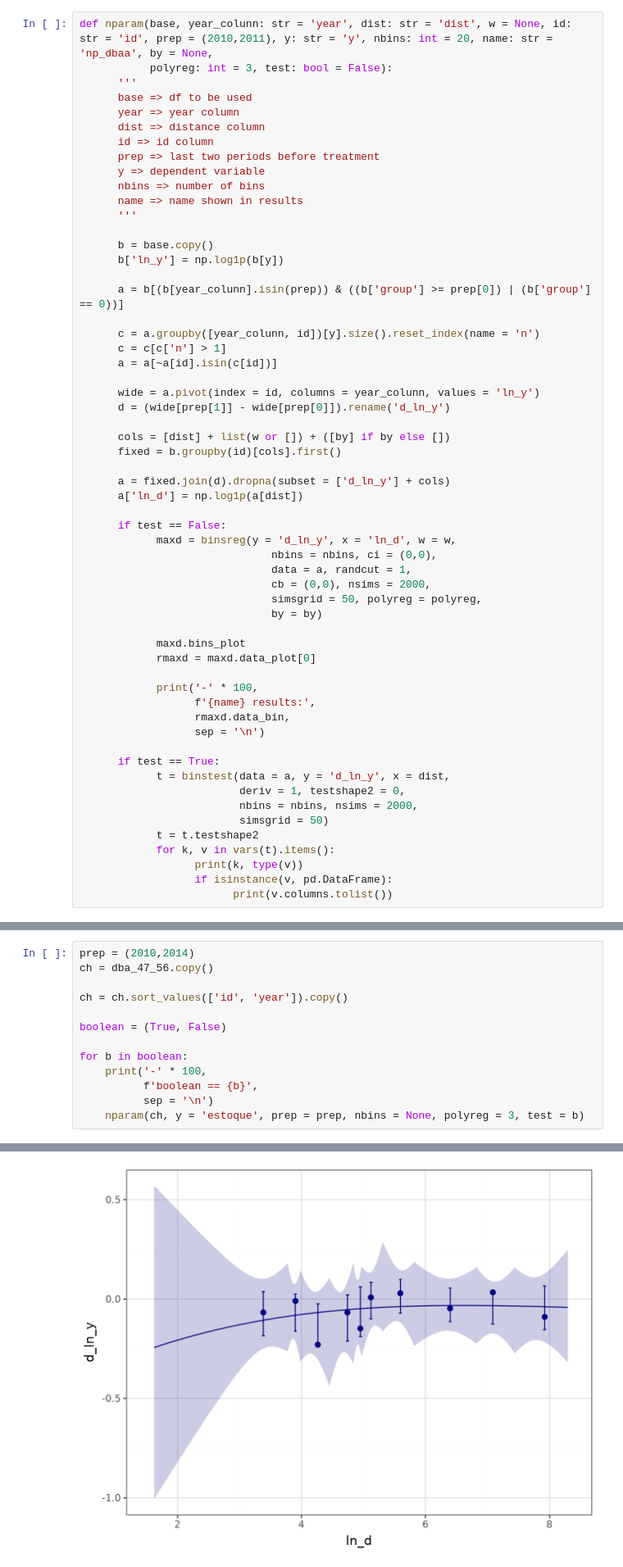
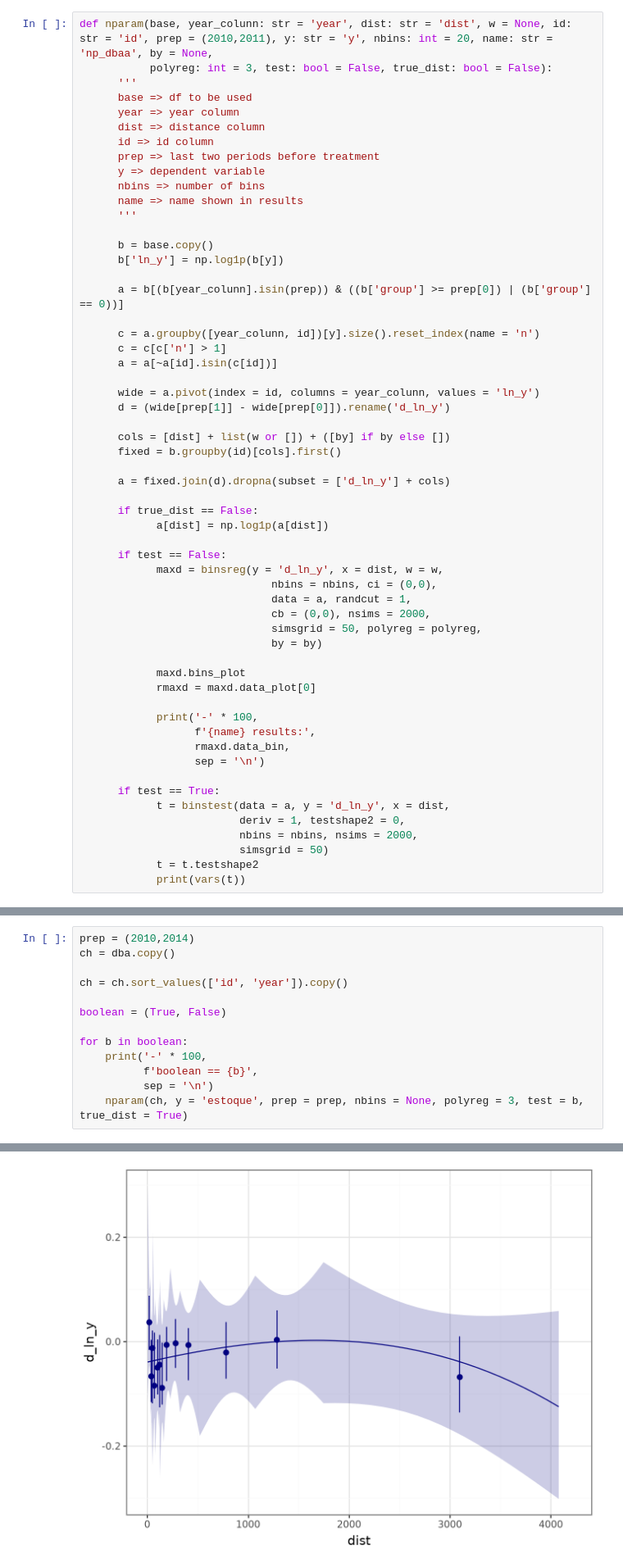
Before and after one commit to Yillty/dissertacao, a Jupyter notebook: Dissertação: Tratamento de Dados.ipynb, the cells around one changed output, grey strips where cells are left out. Shown at 82% size. Cells and saved outputs as stored; diff of their text form.

```diff
--- a/Dissertação: Tratamento de Dados.ipynb
+++ b/Dissertação: Tratamento de Dados.ipynb
@@ -449,6 +449,6 @@ def merge(base):
 # %%
 def nparam(base, year_colunn: str = 'year', dist: str = 'dist', w = None, id: str = 'id', prep = (2010,2011), y: str = 'y', nbins: int = 20, name: str = 'np_dbaa', by = None,
-           polyreg: int = 3, test: bool = False):
+           polyreg: int = 3, test: bool = False, true_dist: bool = False):
       '''
       base => df to be used
       year => year column
@@ -476,10 +476,12 @@ def nparam(base, year_colunn: str = 'year', dist: str = 'dist', w = None, id: st
       fixed = b.groupby(id)[cols].first()
 
       a = fixed.join(d).dropna(subset = ['d_ln_y'] + cols)
-      a['ln_d'] = np.log1p(a[dist])
+
+      if true_dist == False:
+            a[dist] = np.log1p(a[dist])
 
       if test == False:
-            maxd = binsreg(y = 'd_ln_y', x = 'ln_d', w = w,
+            maxd = binsreg(y = 'd_ln_y', x = dist, w = w,
                               nbins = nbins, ci = (0,0),
                               data = a, randcut = 1,
                               cb = (0,0), nsims = 2000,
@@ -500,10 +502,7 @@ def nparam(base, year_colunn: str = 'year', dist: str = 'dist', w = None, id: st
                          nbins = nbins, nsims = 2000,
                          simsgrid = 50)
             t = t.testshape2
-            for k, v in vars(t).items():
-                  print(k, type(v))
-                  if isinstance(v, pd.DataFrame):
-                        print(v.columns.tolist())
+            print(vars(t))
 # %% [markdown]
 ### Histogram
 # %%
@@ -1081,7 +1098,7 @@ Saving db_47_56...done!
 dba, dba_47, dba_56, dba_47_56 = (d.copy() for d in (DB_r, DB_47, DB_56, DB_47_56))
 # %%
 prep = (2010,2014)
-ch = dba_47_56.copy()
+ch = dba.copy()
 
 ch = ch.sort_values(['id', 'year']).copy()
 
@@ -1091,7 +1108,7 @@ for b in boolean:
     print('-' * 100,
           f'boolean == {b}',
           sep = '\n')
-    nparam(ch, y = 'estoque', prep = prep, nbins = None, polyreg = 3, test = b)
+    nparam(ch, y = 'estoque', prep = prep, nbins = None, polyreg = 3, test = b, true_dist = True)
 # %% [output]
 ----------------------------------------------------------------------------------------------------
 boolean == True
@@ -1101,5 +1116,5 @@ pval <class 'numpy.ndarray'>
 ----------------------------------------------------------------------------------------------------
 boolean == False
-[figure, old version]
+[figure, new version]
 ----------------------------------------------------------------------------------------------------
 np_dbaa results:
```
Also changed, not shown: parts of 4 cells of this notebook.
